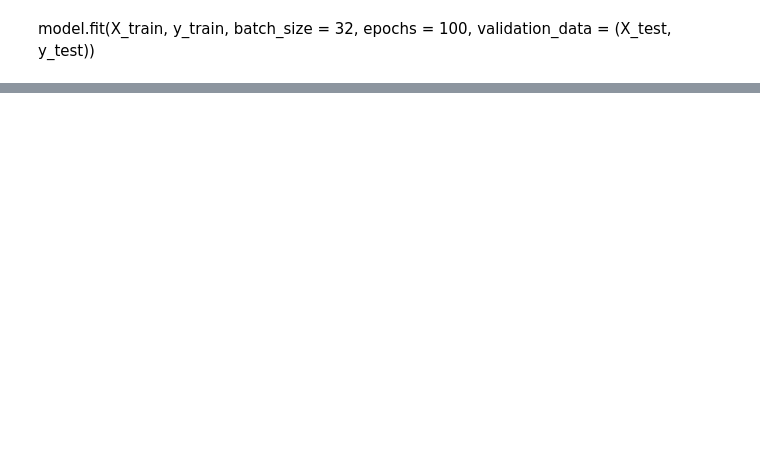
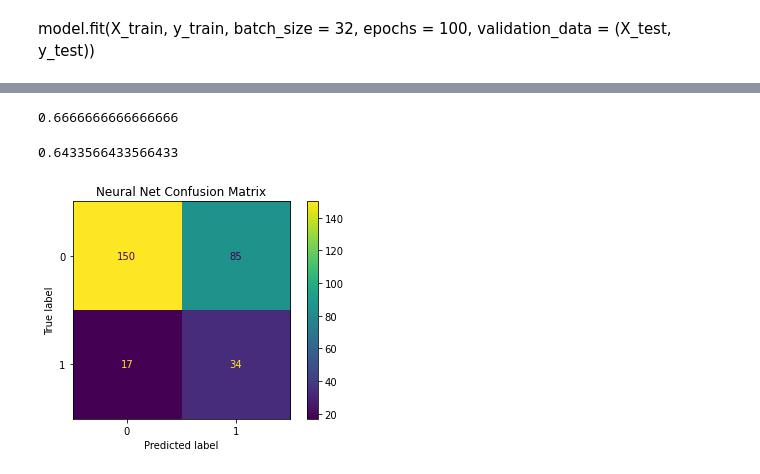
Before and after one commit to AndrewGossage/dsi_capstone, a Jupyter notebook: jupyter_notebooks/03-nn.ipynb, the cells around one changed output, grey strips where cells are left out. Drawn from its saved outputs; the diff is of its cells as text; code cells hidden in the pictures; blank space fills up the shorter version.

```diff
--- a/jupyter_notebooks/03-nn.ipynb
+++ b/jupyter_notebooks/03-nn.ipynb
@@ -76,10 +110,15 @@ X_test = sc.transform(X_test)
 # %%
 model2 = tf.Sequential([
     tf.layers.Dense(16, input_shape=(X_train.shape[1],), activation='relu'),
+    tf.layers.Dropout(0.2),
     tf.layers.Dense(64, activation='relu'),
+    tf.layers.Dropout(0.2),
     tf.layers.Dense(128, activation='relu'),
+    tf.layers.Dropout(0.2),
     tf.layers.Dense(128, activation='relu'),
+    tf.layers.Dropout(0.2),
     tf.layers.Dense(64, activation='relu'),
+    tf.layers.Dropout(0.2),
     tf.layers.Dense(16, activation='relu'),
     tf.layers.Dense(1, activation = 'sigmoid')
 
@@ -92,9 +150,20 @@ model2.fit(X_train, y_train, batch_size = 32, epochs = 100, validation_data = (X
 # %%
-preds = greater(model2.predict(X_test), .05)
+preds = greater(model2.predict(X_test), .44)
 base_preds = [0]
 metrics.recall_score(y_test,reshape(preds, preds.shape[0] ))
+# %% [output]
+0.6666666666666666
 # %%
 metrics.accuracy_score(y_test,reshape(preds, preds.shape[0] ))
+# %% [output]
+0.6433566433566433
+# %%
+con = metrics.confusion_matrix(y_test,reshape(preds, preds.shape[0] ))
+metrics.ConfusionMatrixDisplay(con).plot()
+plt.title('Neural Net Confusion Matrix')
+plt.savefig('../output/nn.png');
+# %% [output]
+[figure, added]
 # %%
 metrics.recall_score(y_test,reshape(preds, ))
 # %%
```
Also changed, not shown: parts of 10 cells of this notebook, 25 other files.
